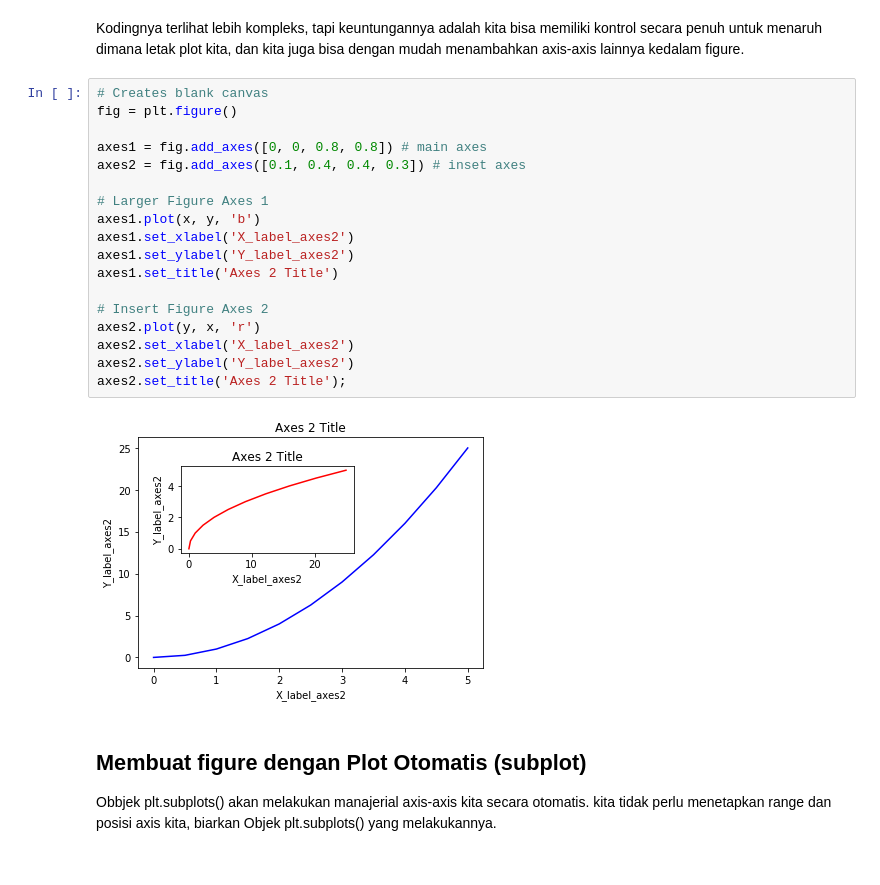
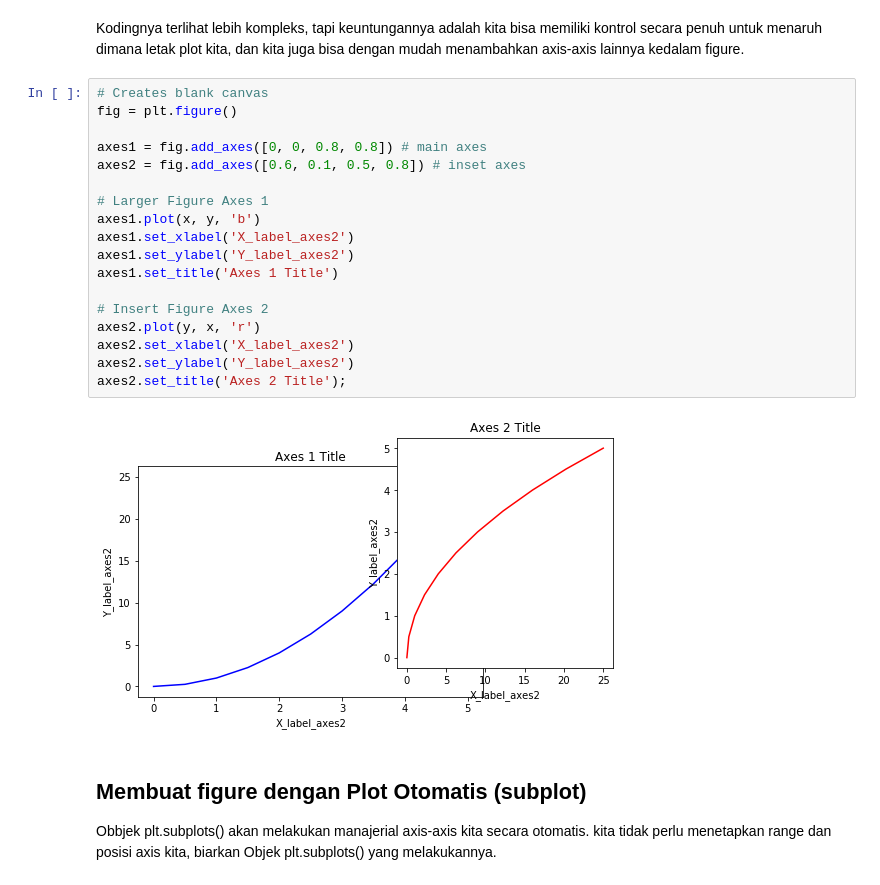
Before and after one commit to firdasafridi/UGKursus-MachineDeepLearning, a Jupyter notebook: python-crashcourse/matplotlib/1-matplotlib.ipynb, the cells around one changed output. Saved outputs shown, nothing was run; the diff lists cells and outputs as text.

```diff
--- a/python-crashcourse/matplotlib/1-matplotlib.ipynb
+++ b/python-crashcourse/matplotlib/1-matplotlib.ipynb
@@ -84,23 +84,23 @@ Kodingnya terlihat lebih kompleks, tapi keuntungannya adalah kita bisa memiliki
 # %%
 # Creates blank canvas
 fig = plt.figure()
 
 axes1 = fig.add_axes([0, 0, 0.8, 0.8]) # main axes
-axes2 = fig.add_axes([0.1, 0.4, 0.4, 0.3]) # inset axes
+axes2 = fig.add_axes([0.6, 0.1, 0.5, 0.8]) # inset axes
 
 # Larger Figure Axes 1
 axes1.plot(x, y, 'b')
 axes1.set_xlabel('X_label_axes2')
 axes1.set_ylabel('Y_label_axes2')
-axes1.set_title('Axes 2 Title')
+axes1.set_title('Axes 1 Title')
 
 # Insert Figure Axes 2
 axes2.plot(y, x, 'r')
 axes2.set_xlabel('X_label_axes2')
 axes2.set_ylabel('Y_label_axes2')
 axes2.set_title('Axes 2 Title');
 # %% [output]
-[figure, old version]
+[figure, new version]
 # %% [markdown]
 ## Membuat figure dengan Plot Otomatis (subplot)
 
```
Also changed, not shown: parts of 11 cells of this notebook, 2 other files.
